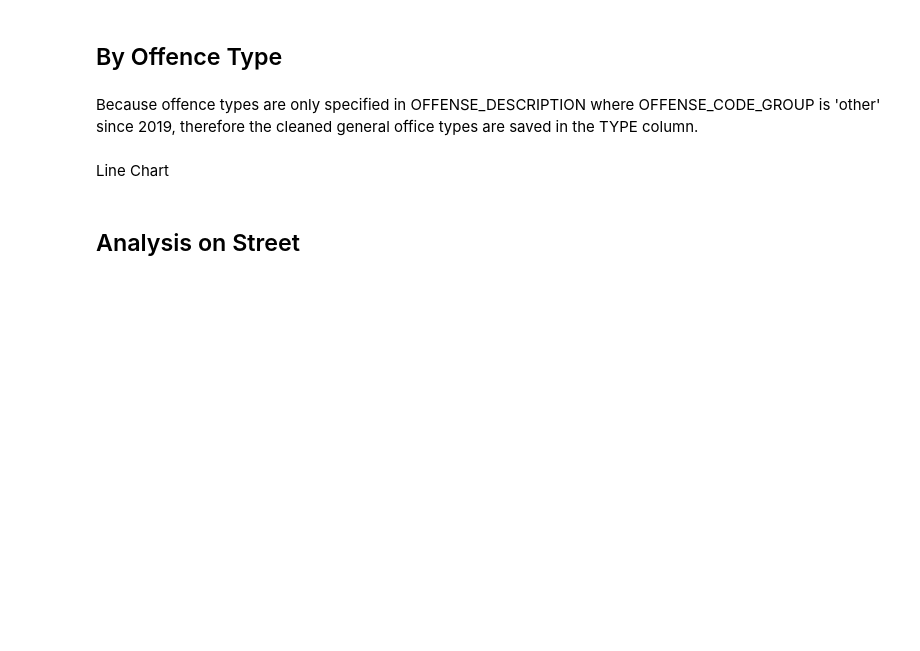
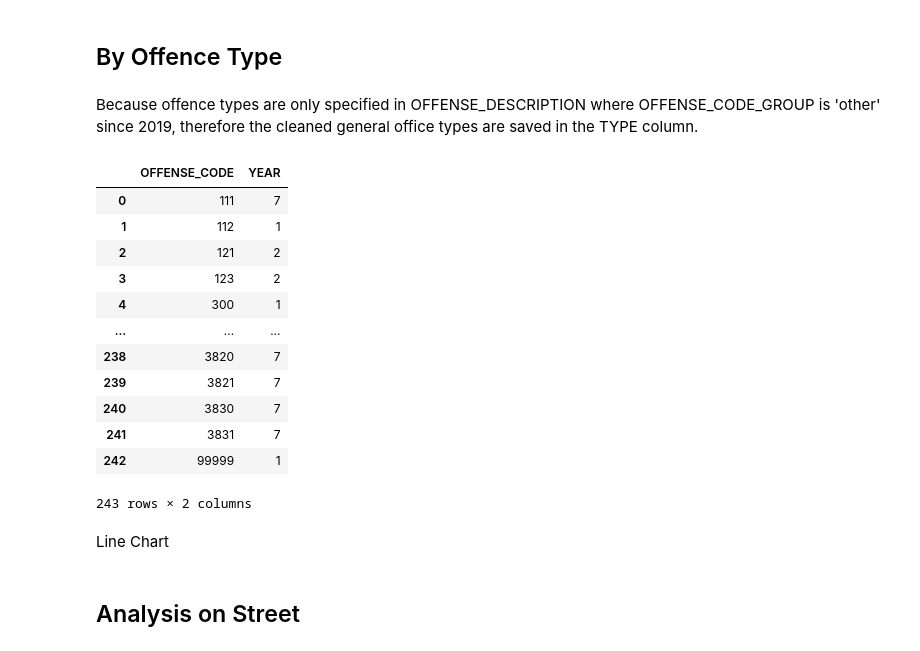
Before and after one commit to AlexVonSchwerdtner/BA780-Team6, a Jupyter notebook: Boston_Crime_Scene_Analytics.ipynb, the cells around one changed output. Cells and saved outputs as stored; diff of their text form; code cells hidden in the pictures; blank space fills up the shorter version.

```diff
--- a/Boston_Crime_Scene_Analytics.ipynb
+++ b/Boston_Crime_Scene_Analytics.ipynb
@@ -521,6 +518,28 @@ ax.set_title('Heatmap of Investigate Person Count by Day_of_week and Hour');
 # %%
 #Offense_group = Crimes_all_years['OFFENSE_CODE'].value_counts()
 new = Crimes_all_years[['OFFENSE_CODE','YEAR','OFFENSE_CODE_GROUP','OFFENSE_DESCRIPTION']].copy()
+# %%
+grouped_df = new.groupby("OFFENSE_CODE")
+
+grouped_df = grouped_df.agg({"YEAR": "nunique"})
+
+grouped_df = grouped_df.reset_index()
+# %%
+grouped_df
+# %% [output]
+|  | OFFENSE_CODE | YEAR |
+| 0 | 111 | 7 |
+| 1 | 112 | 1 |
+| 2 | 121 | 2 |
+| 3 | 123 | 2 |
+| 4 | 300 | 1 |
+| ... | ... | ... |
+| 238 | 3820 | 7 |
+| 239 | 3821 | 7 |
+| 240 | 3830 | 7 |
+| 241 | 3831 | 7 |
+| 242 | 99999 | 1 |
+243 rows × 2 columns
 # %% [markdown]
 Line Chart
 # %%
```
Also changed, not shown: parts of 1 cell of this notebook.
